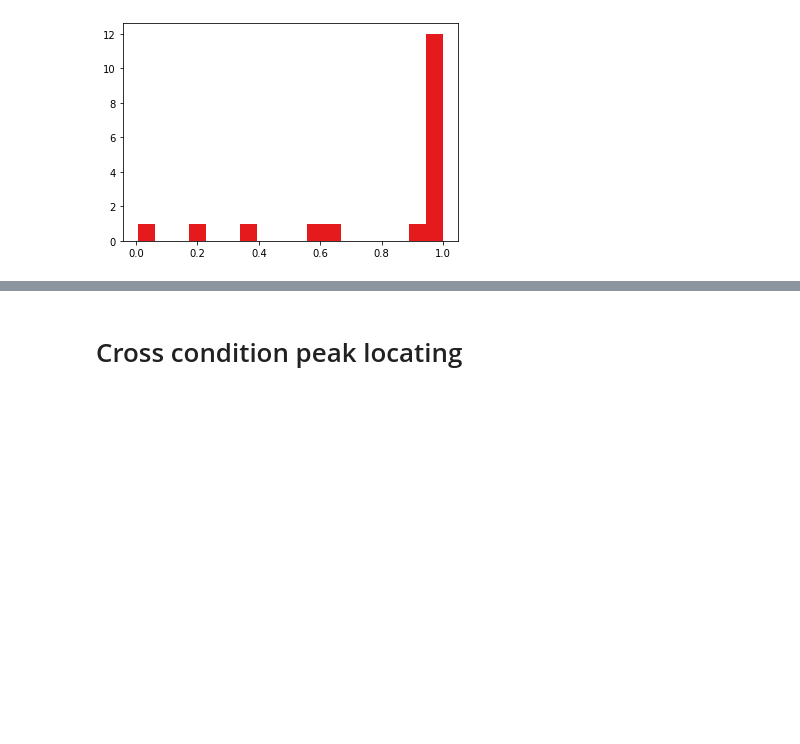
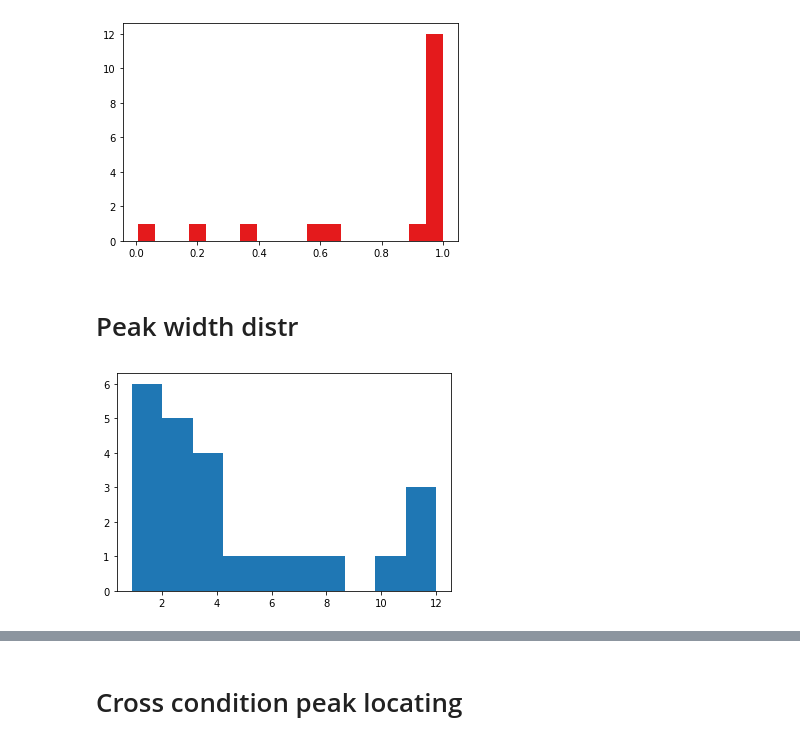
Before and after one commit to bfbarry/Metric-Modulation, a Jupyter notebook: notebooks/brian_munging.ipynb, the cells around one changed output, grey strips where cells are left out. Saved outputs shown, nothing was run; the diff lists cells and outputs as text; code cells hidden in the pictures; blank space fills up the shorter version.

Commit message:
new plot

```diff
--- a/notebooks/brian_munging.ipynb
+++ b/notebooks/brian_munging.ipynb
@@ -98,3 +98,11 @@ plt.hist(fg.get_params('r_squared'), bins=18); plt.show
 # %% [output]
 <function matplotlib.pyplot.show(*args, **kw)>
 [figure]
+# %% [markdown]
+# Peak width distr
+# %%
+comp_data = load_and_fit(dimension = 'component', freqrange = [3,40], omit_r2 = 0.7, min_peak_height = .025)
+# %%
+plt.hist(comp_data['cluster 3']['peak data']['BW'][:,0]); plt.show()
+# %% [output]
+[figure, added]
```
Also changed, not shown: parts of 1 cell of this notebook, 1 other file.
